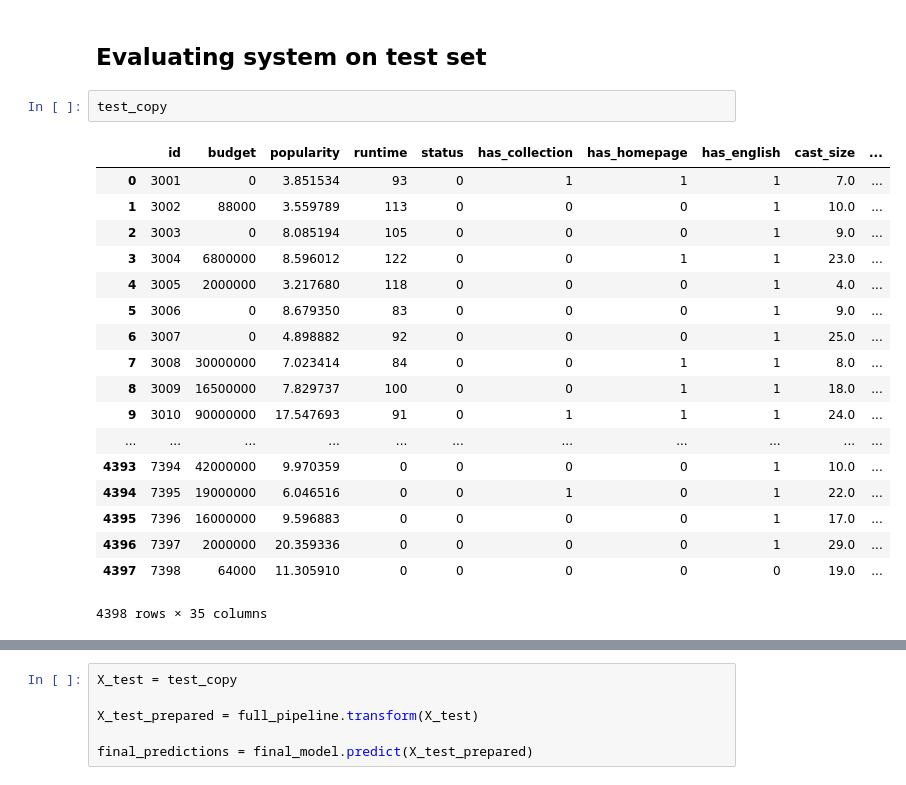
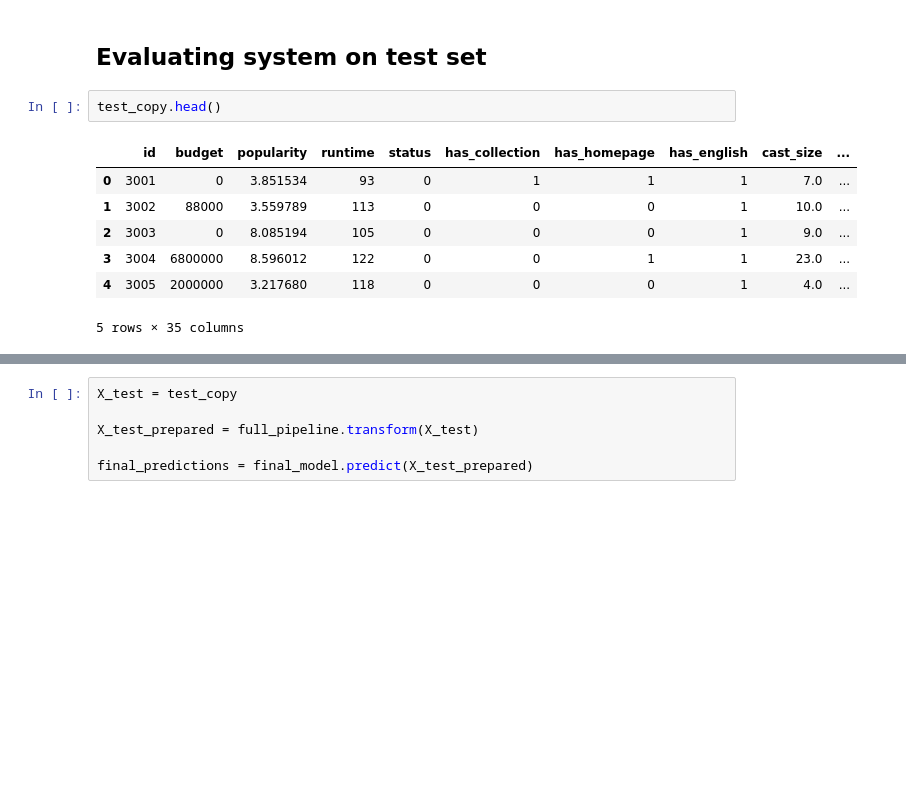
Before and after one commit to jhoffis/Oblig2, a Jupyter notebook: Jostein.ipynb, the cells around one changed output, grey strips where cells are left out. Cells and saved outputs as stored; diff of their text form; blank space fills up the shorter version.

```diff
--- a/Jostein.ipynb
+++ b/Jostein.ipynb
@@ -795,26 +797,15 @@ array([0.49359731, 0.38330561, 0.34988909, 0.37309821, 0.3647224 ,
 # %% [markdown]
 ## Evaluating system on test set
 # %%
-test_copy
+test_copy.head()
 # %% [output]
 |  | id | budget | popularity | runtime | status | has_collection | has_homepage | has_english | cast_size | ... |
 | 0 | 3001 | 0 | 3.851534 | 93 | 0 | 1 | 1 | 1 | 7.0 | ... |
 | 1 | 3002 | 88000 | 3.559789 | 113 | 0 | 0 | 0 | 1 | 10.0 | ... |
 | 2 | 3003 | 0 | 8.085194 | 105 | 0 | 0 | 0 | 1 | 9.0 | ... |
 | 3 | 3004 | 6800000 | 8.596012 | 122 | 0 | 0 | 1 | 1 | 23.0 | ... |
 | 4 | 3005 | 2000000 | 3.217680 | 118 | 0 | 0 | 0 | 1 | 4.0 | ... |
-| 5 | 3006 | 0 | 8.679350 | 83 | 0 | 0 | 0 | 1 | 9.0 | ... |
-| 6 | 3007 | 0 | 4.898882 | 92 | 0 | 0 | 0 | 1 | 25.0 | ... |
-| 7 | 3008 | 30000000 | 7.023414 | 84 | 0 | 0 | 1 | 1 | 8.0 | ... |
-| 8 | 3009 | 16500000 | 7.829737 | 100 | 0 | 0 | 1 | 1 | 18.0 | ... |
-| 9 | 3010 | 90000000 | 17.547693 | 91 | 0 | 1 | 1 | 1 | 24.0 | ... |
-| ... | ... | ... | ... | ... | ... | ... | ... | ... | ... | ... |
-| 4393 | 7394 | 42000000 | 9.970359 | 0 | 0 | 0 | 0 | 1 | 10.0 | ... |
-| 4394 | 7395 | 19000000 | 6.046516 | 0 | 0 | 1 | 0 | 1 | 22.0 | ... |
-| 4395 | 7396 | 16000000 | 9.596883 | 0 | 0 | 0 | 0 | 1 | 17.0 | ... |
-| 4396 | 7397 | 2000000 | 20.359336 | 0 | 0 | 0 | 0 | 1 | 29.0 | ... |
-| 4397 | 7398 | 64000 | 11.305910 | 0 | 0 | 0 | 0 | 0 | 19.0 | ... |
-4398 rows × 35 columns
+5 rows × 35 columns
 # %%
 train_copy.shape
 # %% [output]
```
Also changed, not shown: parts of 29 cells of this notebook, 2 other files.
